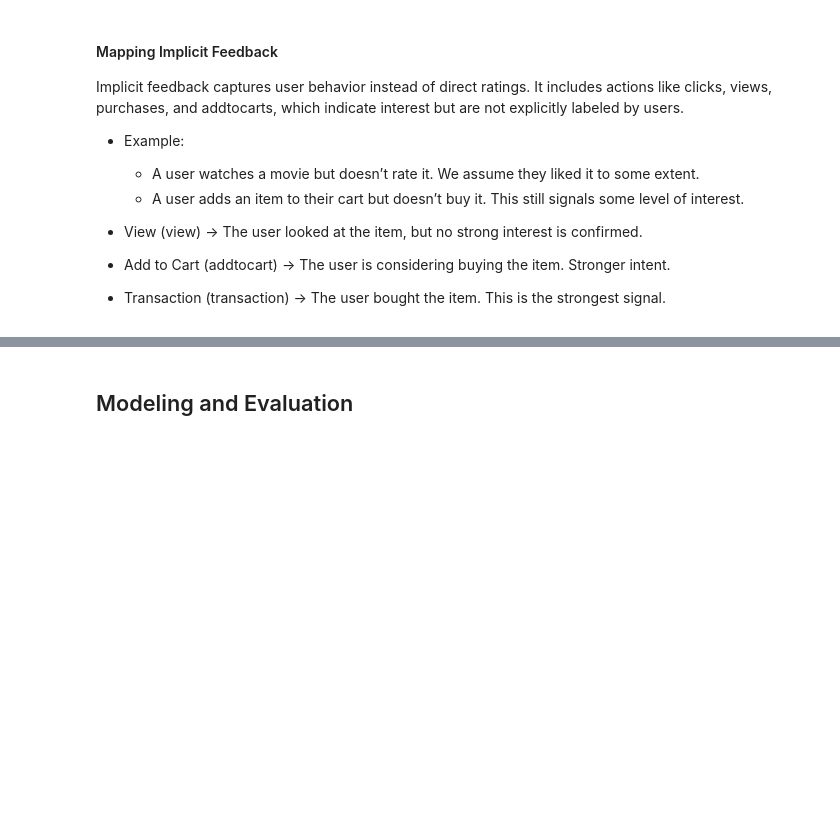
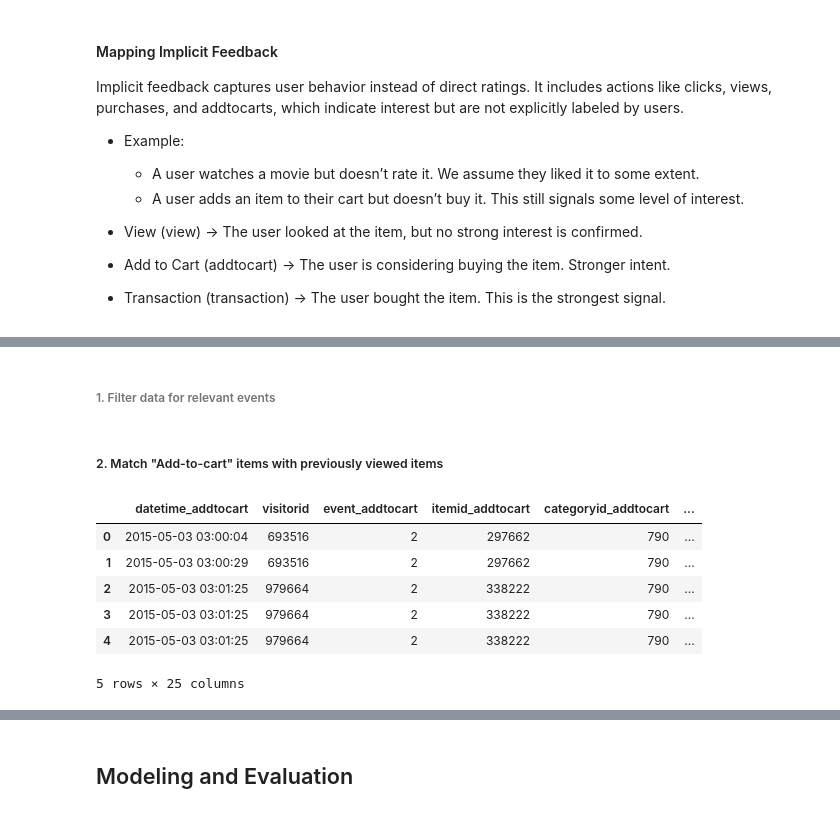
Before and after one commit to adubrightkwartengsnr/Recommendation-System-For-E-commerce, a Jupyter notebook: notebooks/recommendation_system.ipynb, the cells around one changed output, grey strips where cells are left out. Cells and saved outputs as stored; diff of their text form; code cells hidden in the pictures; blank space fills up the shorter version.

```diff
--- a/notebooks/recommendation_system.ipynb
+++ b/notebooks/recommendation_system.ipynb
@@ -1451,0 +1471,2 @@ clea
+# %% [markdown]
+###### 1. Filter data for relevant events
@@ -1451,0 +1477,15 @@ clea
+# %% [markdown]
+##### 2. Match "Add-to-cart" items with previously viewed items
+# %%
+# Merge add to cart and view events based on visitor id
+merged_df = pd.merge(addtocart_df, view_df, on=["visitorid"],suffixes=("_addtocart","_view"))
+
+merged_df.head()
+# %% [output]
+|  | datetime_addtocart | visitorid | event_addtocart | itemid_addtocart | categoryid_addtocart | ... |
+| 0 | 2015-05-03 03:00:04 | 693516 | 2 | 297662 | 790 | ... |
+| 1 | 2015-05-03 03:00:29 | 693516 | 2 | 297662 | 790 | ... |
+| 2 | 2015-05-03 03:01:25 | 979664 | 2 | 338222 | 790 | ... |
+| 3 | 2015-05-03 03:01:25 | 979664 | 2 | 338222 | 790 | ... |
+| 4 | 2015-05-03 03:01:25 | 979664 | 2 | 338222 | 790 | ... |
+5 rows × 25 columns
```
Also changed, not shown: parts of 19 cells of this notebook.
